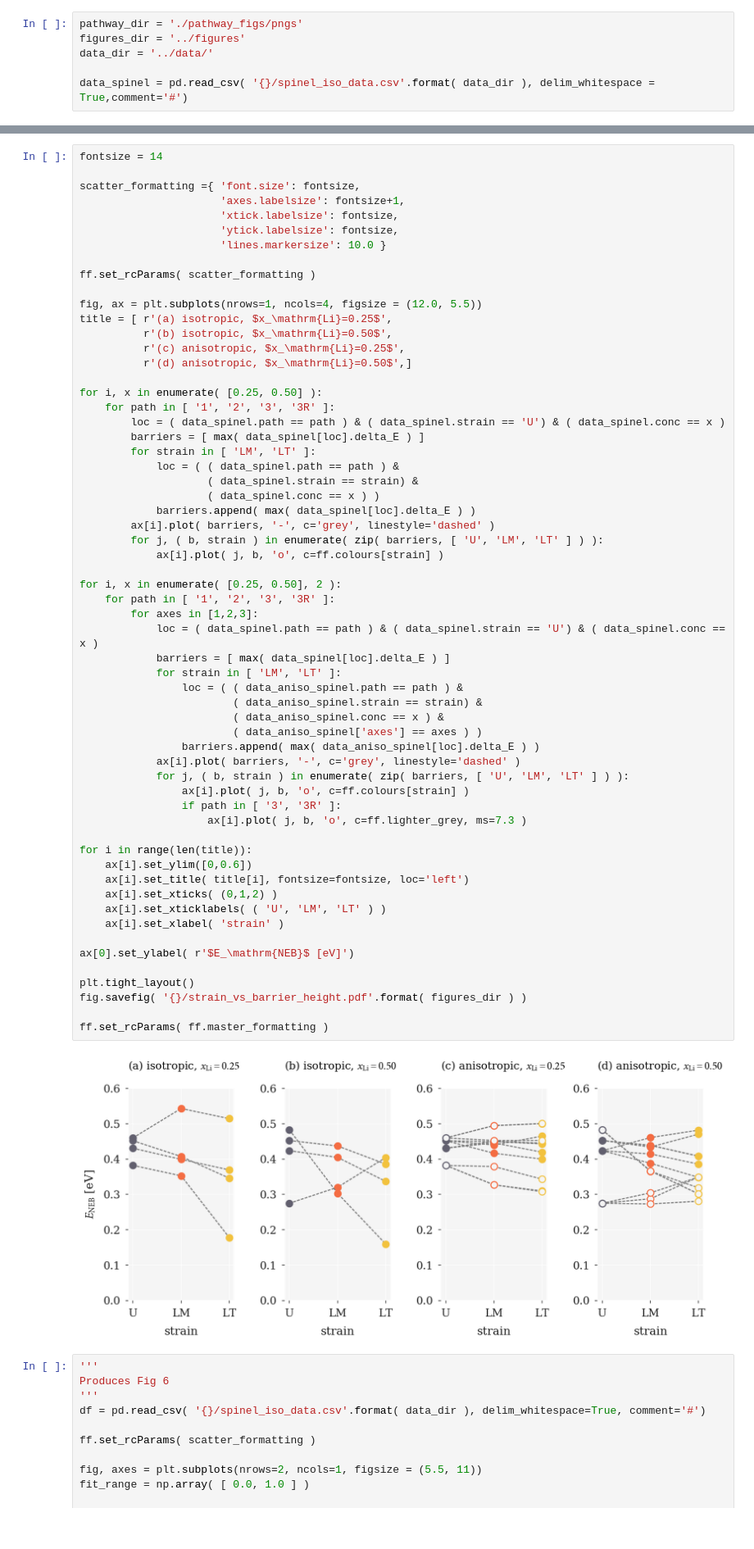
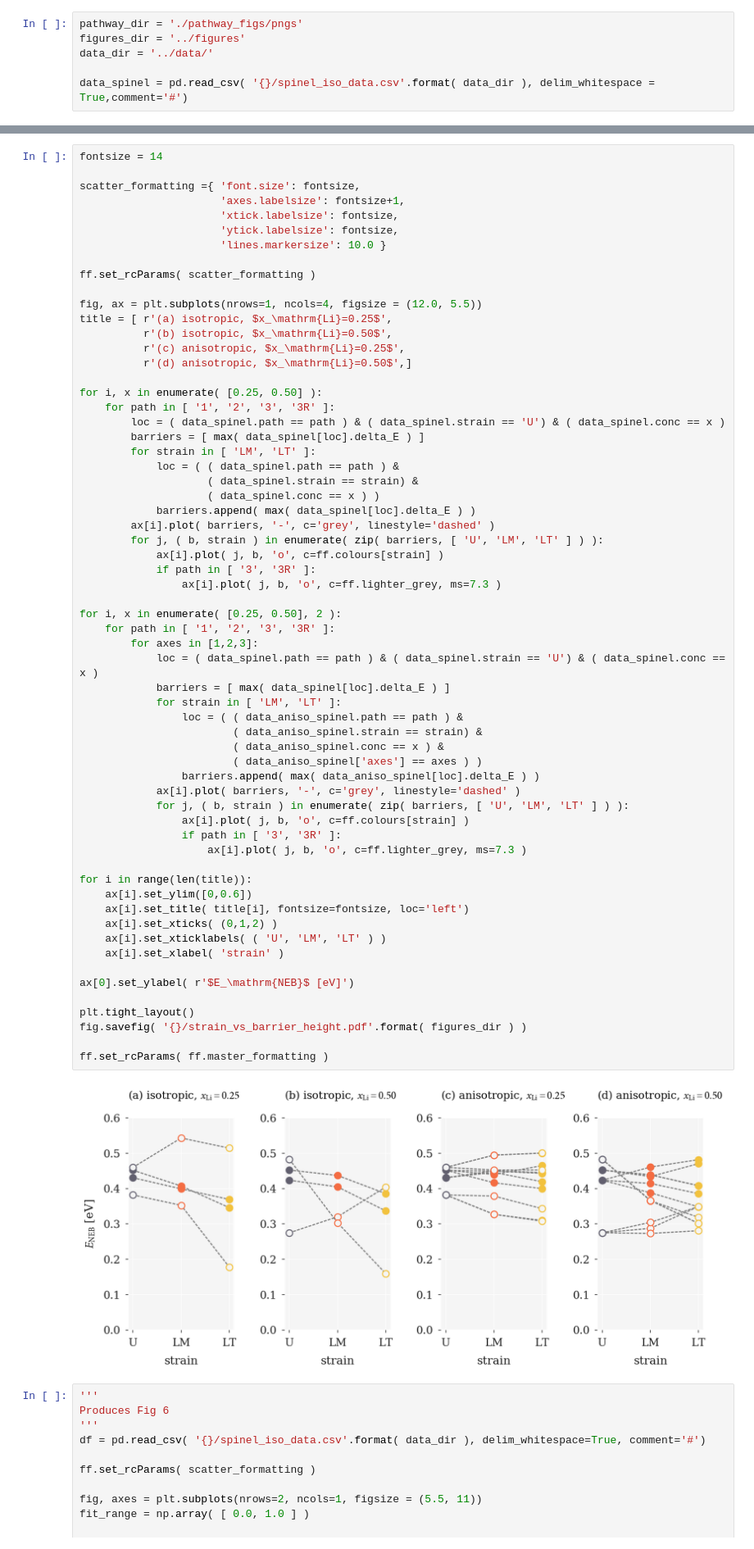
Before and after one commit to bjmorgan/data_NEB_spinel, a Jupyter notebook: analysis/spinel_paper_generating_figures.ipynb, the cells around one changed output, grey strips where cells are left out. Shown at 82% size. Cells and saved outputs as stored; diff of their text form.

```diff
--- a/analysis/spinel_paper_generating_figures.ipynb
+++ b/analysis/spinel_paper_generating_figures.ipynb
@@ -358,39 +358,41 @@ for i, x in enumerate( [0.25, 0.50] ):
         ax[i].plot( barriers, '-', c='grey', linestyle='dashed' )
         for j, ( b, strain ) in enumerate( zip( barriers, [ 'U', 'LM', 'LT' ] ) ):
             ax[i].plot( j, b, 'o', c=ff.colours[strain] )
+            if path in [ '3', '3R' ]:
+                ax[i].plot( j, b, 'o', c=ff.lighter_grey, ms=7.3 )
 
 for i, x in enumerate( [0.25, 0.50], 2 ):
     for path in [ '1', '2', '3', '3R' ]:
         for axes in [1,2,3]:
             loc = ( data_spinel.path == path ) & ( data_spinel.strain == 'U') & ( data_spinel.conc == x )
             barriers = [ max( data_spinel[loc].delta_E ) ]
             for strain in [ 'LM', 'LT' ]:
                 loc = ( ( data_aniso_spinel.path == path ) &
                         ( data_aniso_spinel.strain == strain) &
                         ( data_aniso_spinel.conc == x ) &
                         ( data_aniso_spinel['axes'] == axes ) )
                 barriers.append( max( data_aniso_spinel[loc].delta_E ) )
             ax[i].plot( barriers, '-', c='grey', linestyle='dashed' )
             for j, ( b, strain ) in enumerate( zip( barriers, [ 'U', 'LM', 'LT' ] ) ):
                 ax[i].plot( j, b, 'o', c=ff.colours[strain] )
                 if path in [ '3', '3R' ]:
                     ax[i].plot( j, b, 'o', c=ff.lighter_grey, ms=7.3 )
 
 for i in range(len(title)):
     ax[i].set_ylim([0,0.6])
     ax[i].set_title( title[i], fontsize=fontsize, loc='left')
     ax[i].set_xticks( (0,1,2) )
     ax[i].set_xticklabels( ( 'U', 'LM', 'LT' ) )
     ax[i].set_xlabel( 'strain' )
 
 ax[0].set_ylabel( r'$E_\mathrm{NEB}$ [eV]')
 
 plt.tight_layout()
 fig.savefig( '{}/strain_vs_barrier_height.pdf'.format( figures_dir ) )
 
 ff.set_rcParams( ff.master_formatting )
 # %% [output]
-[figure, old version]
+[figure, new version]
 # %%
 '''
 Produces Fig 6
```
Also changed, not shown: parts of 1 cell of this notebook, 7 other files.
